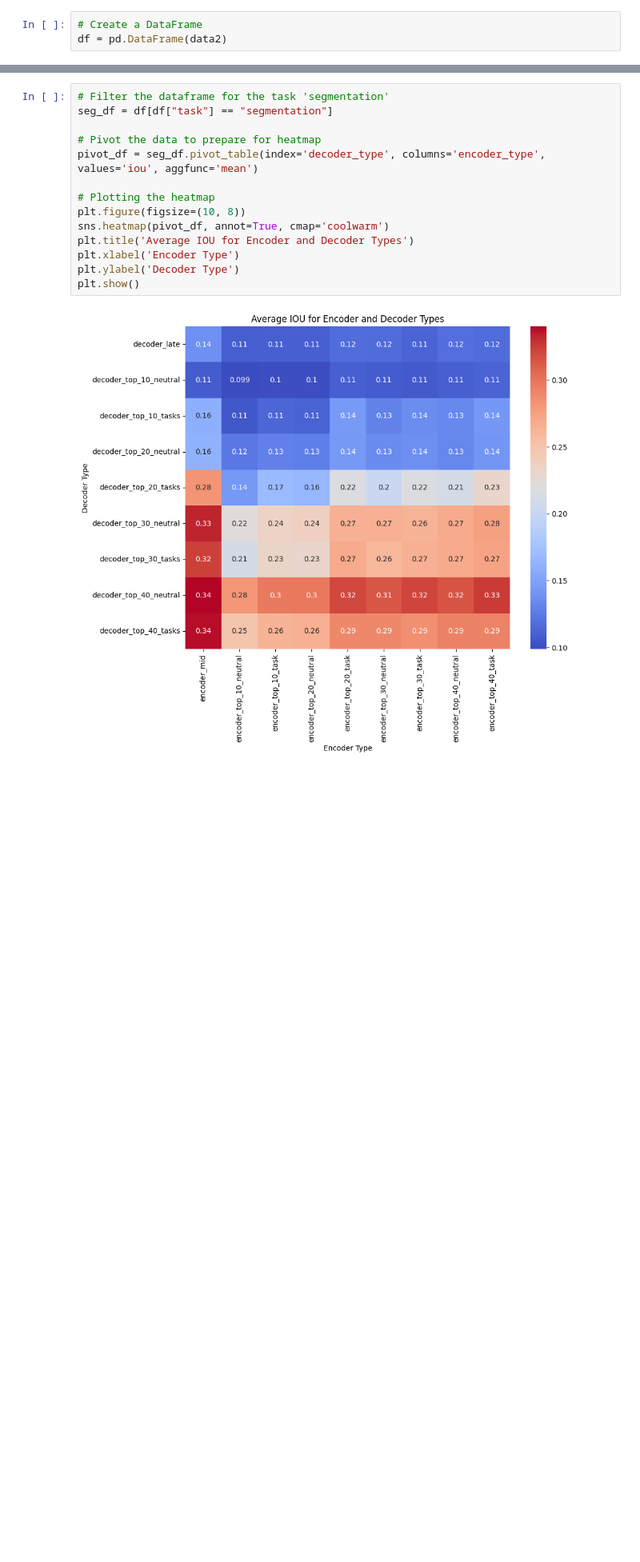
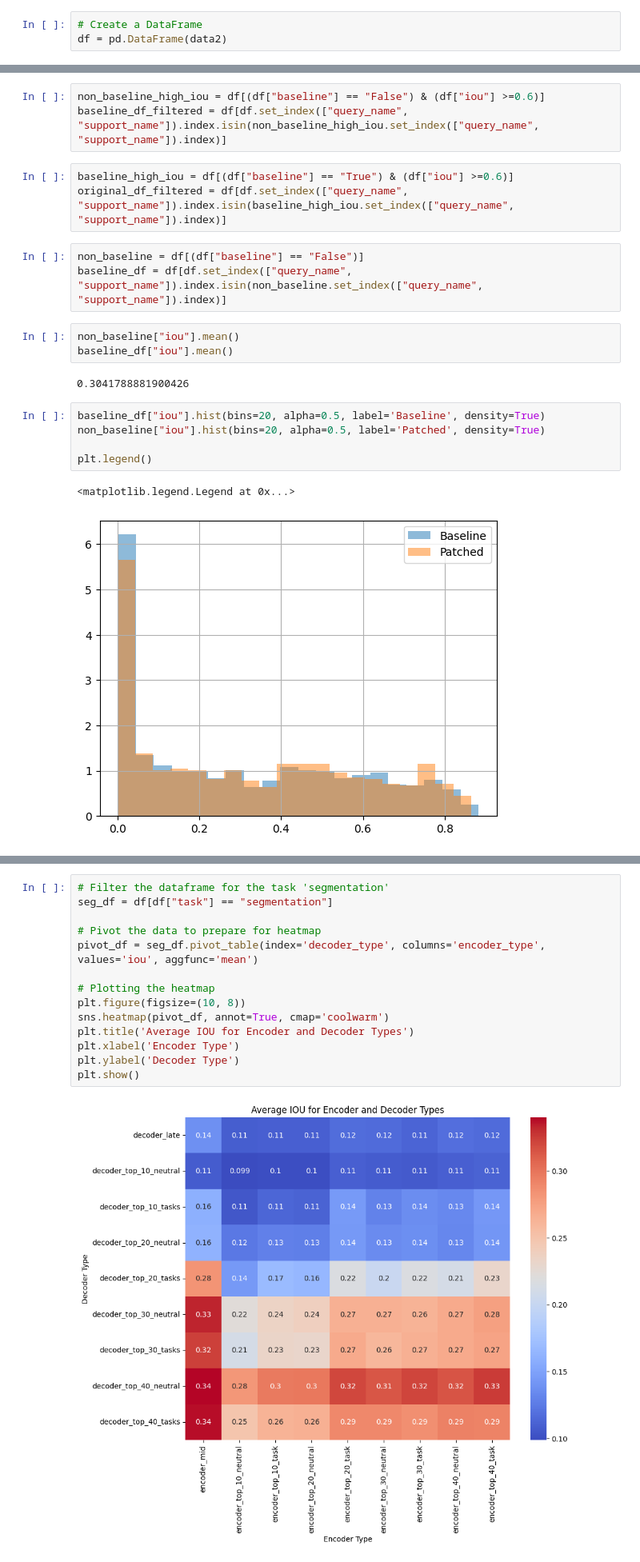
Before and after one commit to alhojel/visual_task_vectors, a Jupyter notebook: analyze_isolated_tokens_result.ipynb, the cells around one changed output, grey strips where cells are left out. Shown at 80% size. Saved outputs shown, nothing was run; the diff lists cells and outputs as text; blank space fills up the shorter version.

```diff
--- a/analyze_isolated_tokens_result.ipynb
+++ b/analyze_isolated_tokens_result.ipynb
@@ -39,0 +80,22 @@ ValueError: cannot convert float NaN to integer
+# %%
+non_baseline_high_iou = df[(df["baseline"] == "False") & (df["iou"] >=0.6)]
+baseline_df_filtered = df[df.set_index(["query_name", "support_name"]).index.isin(non_baseline_high_iou.set_index(["query_name", "support_name"]).index)]
+# %%
+baseline_high_iou = df[(df["baseline"] == "True") & (df["iou"] >=0.6)]
+original_df_filtered = df[df.set_index(["query_name", "support_name"]).index.isin(baseline_high_iou.set_index(["query_name", "support_name"]).index)]
+# %%
+non_baseline = df[(df["baseline"] == "False")]
+baseline_df = df[df.set_index(["query_name", "support_name"]).index.isin(non_baseline.set_index(["query_name", "support_name"]).index)]
+# %%
+non_baseline["iou"].mean()
+baseline_df["iou"].mean()
+# %% [output]
+0.3041788881900426
+# %%
+baseline_df["iou"].hist(bins=20, alpha=0.5, label='Baseline', density=True)
+non_baseline["iou"].hist(bins=20, alpha=0.5, label='Patched', density=True)
+
+plt.legend()
+# %% [output]
+<matplotlib.legend.Legend at 0x...>
+[figure, added]
```
Also changed, not shown: parts of 23 cells of this notebook, 20 other files.
